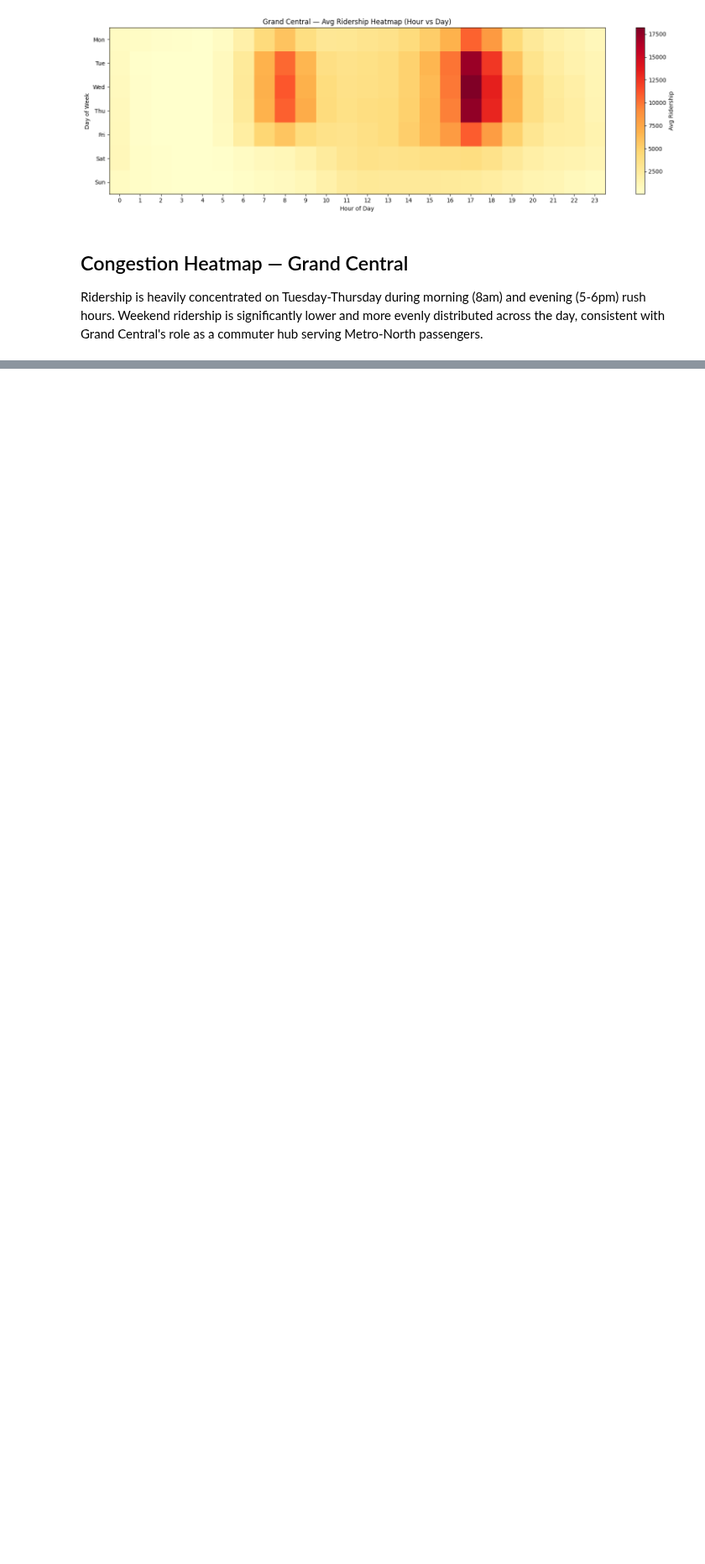
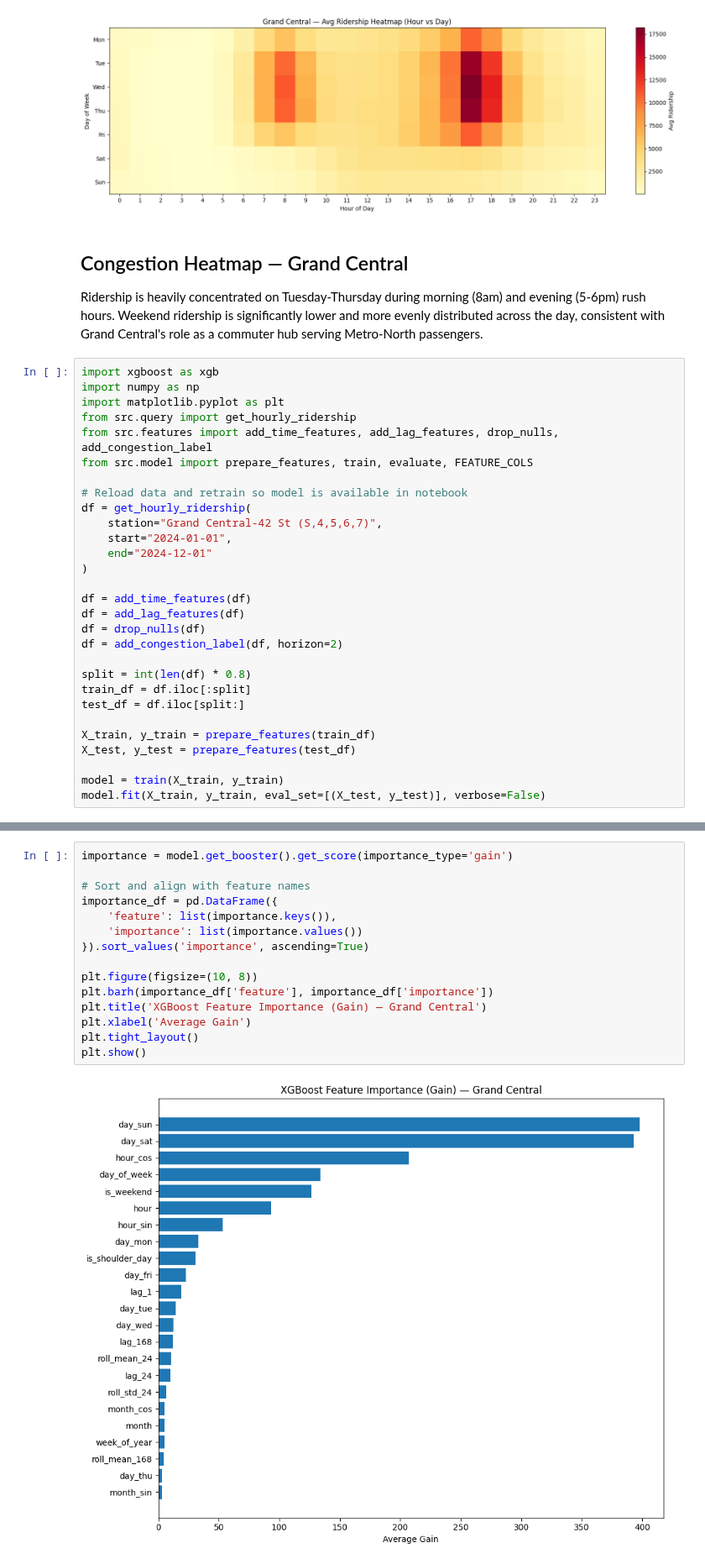
Before and after one commit to zhou-ray/mta-congestion, a Jupyter notebook: notebooks/exploration.ipynb, the cells around one changed output, grey strips where cells are left out. Shown at 84% size. Drawn from its saved outputs; the diff is of its cells as text; blank space fills up the shorter version.

```diff
--- a/notebooks/exploration.ipynb
+++ b/notebooks/exploration.ipynb
@@ -209,3 +209,32 @@ Ridership is heavily concentrated on Tuesday-Thursday during morning (8am)
 and evening (5-6pm) rush hours. Weekend ridership is significantly lower
 and more evenly distributed across the day, consistent with Grand Central's
 role as a commuter hub serving Metro-North passengers.
+# %%
+import xgboost as xgb
+import numpy as np
+import matplotlib.pyplot as plt
+from src.query import get_hourly_ridership
+from src.features import add_time_features, add_lag_features, drop_nulls, add_congestion_label
+from src.model import prepare_features, train, evaluate, FEATURE_COLS
+
+# Reload data and retrain so model is available in notebook
+df = get_hourly_ridership(
+    station="Grand Central-42 St (S,4,5,6,7)",
+    start="2024-01-01",
+    end="2024-12-01"
+)
+
+df = add_time_features(df)
+df = add_lag_features(df)
+df = drop_nulls(df)
+df = add_congestion_label(df, horizon=2)
+
+split = int(len(df) * 0.8)
+train_df = df.iloc[:split]
+test_df = df.iloc[split:]
+
+X_train, y_train = prepare_features(train_df)
+X_test, y_test = prepare_features(test_df)
+
+model = train(X_train, y_train)
+model.fit(X_train, y_train, eval_set=[(X_test, y_test)], verbose=False)
@@ -211,0 +254,17 @@ role as a commuter hub serving Metro-North passengers.
+# %%
+importance = model.get_booster().get_score(importance_type='gain')
+
+# Sort and align with feature names
+importance_df = pd.DataFrame({
+    'feature': list(importance.keys()),
+    'importance': list(importance.values())
+}).sort_values('importance', ascending=True)
+
+plt.figure(figsize=(10, 8))
+plt.barh(importance_df['feature'], importance_df['importance'])
+plt.title('XGBoost Feature Importance (Gain) — Grand Central')
+plt.xlabel('Average Gain')
+plt.tight_layout()
+plt.show()
+# %% [output]
+[figure, added]
```
Also changed, not shown: parts of 5 cells of this notebook, 4 other files.
